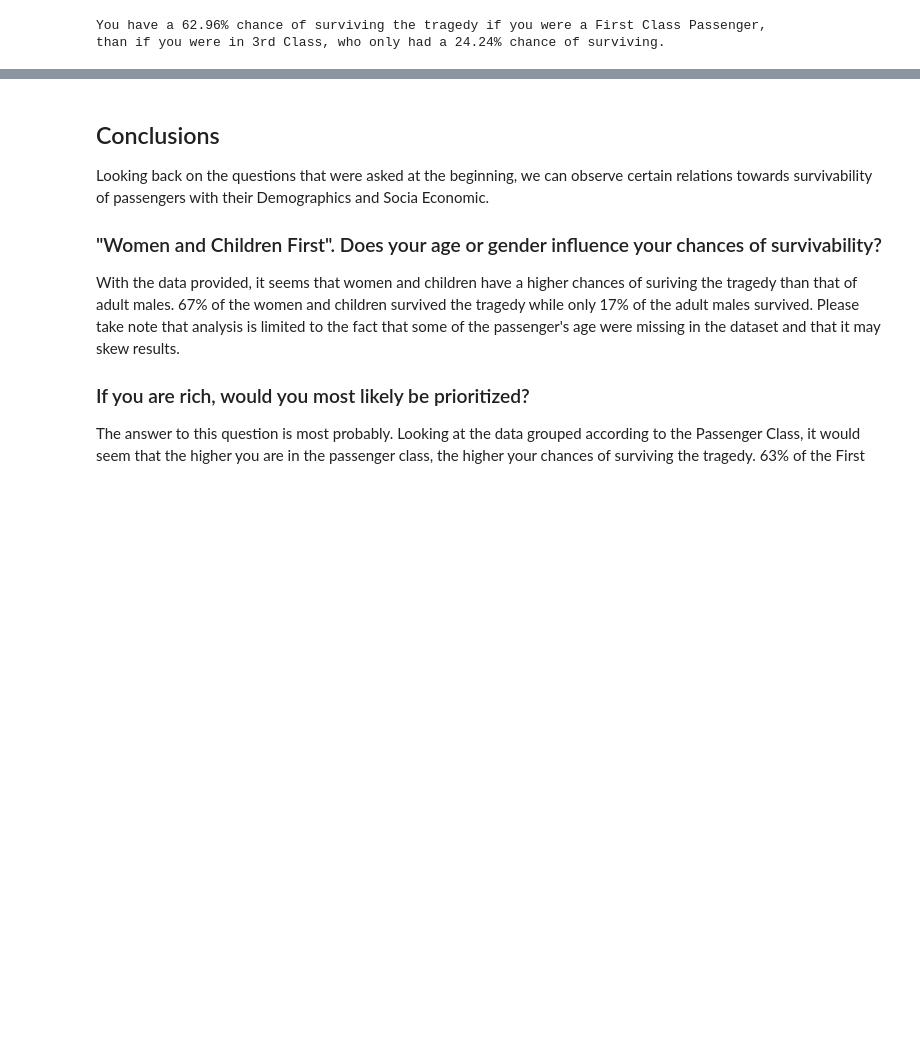
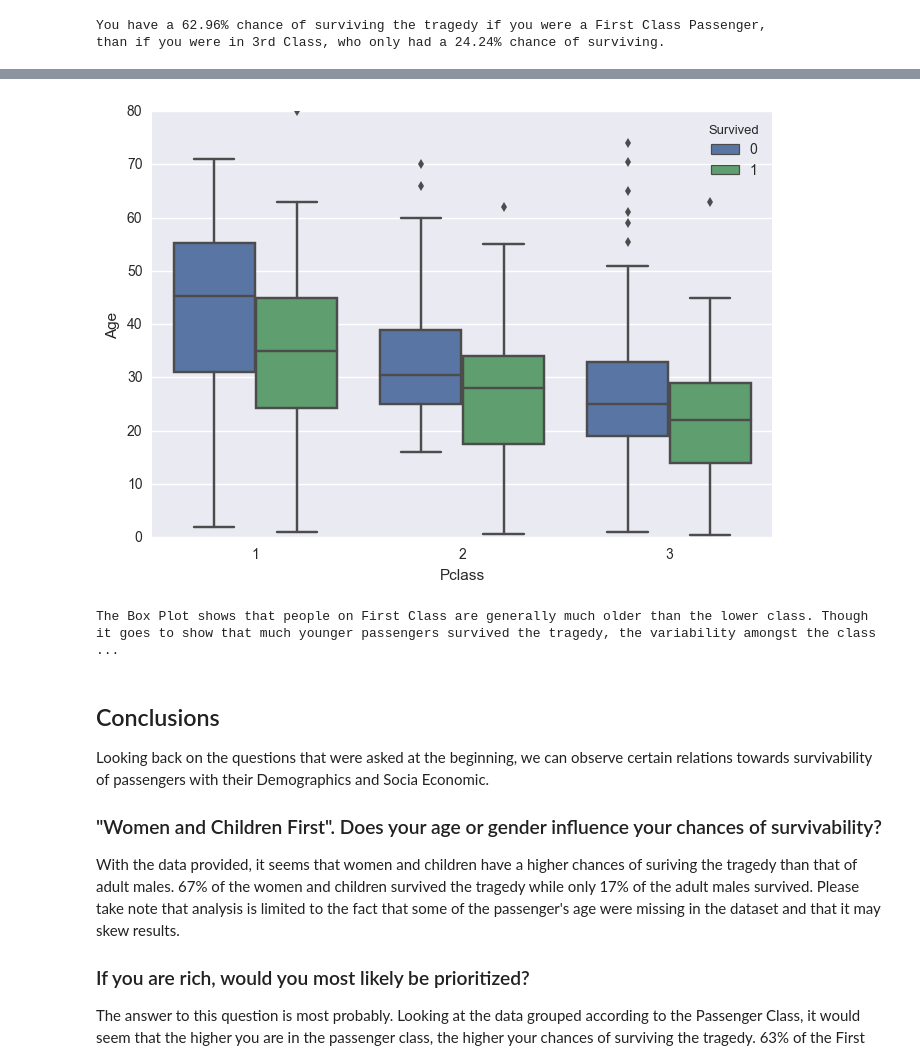
Before and after one commit to cmd-master/titanic, a Jupyter notebook: intro-data-proj-titanic.ipynb, the cells around one changed output, grey strips where cells are left out. Saved outputs shown, nothing was run; the diff lists cells and outputs as text; code cells hidden in the pictures; blank space fills up the shorter version.

Commit message:
Second Pass. Added additional Graph

```diff
--- a/intro-data-proj-titanic.ipynb
+++ b/intro-data-proj-titanic.ipynb
@@ -288,3 +289,15 @@ than if you were in the lower class."
+# %%
+# I took a look on the combination of Age grouped according to their Economic Status
+# into account and see the probability of Survivability.
+fig = sns.boxplot(x='Pclass', y='Age', data=titanic_df, hue='Survived')
+plt.show()
+print "The Box Plot shows that people on First Class are generally much older than the lower class. \
+Though it goes to show that much younger passengers survived the tragedy, the variability amongst \
+the classes are greated the higher the class. On average the Younger Survivors belonged on the lower \
+class and more older passengers belonged on the upper class."
+# %% [output]
+[figure, added]
+The Box Plot shows that people on First Class are generally much older than the lower class. Though it goes to show that much younger passengers survived the tragedy, the variability amongst the class ...
 # %% [markdown]
 ## Conclusions
 <p>Looking back on the questions that were asked at the beginning, we can observe certain
```
Also changed, not shown: parts of 1 cell of this notebook.
